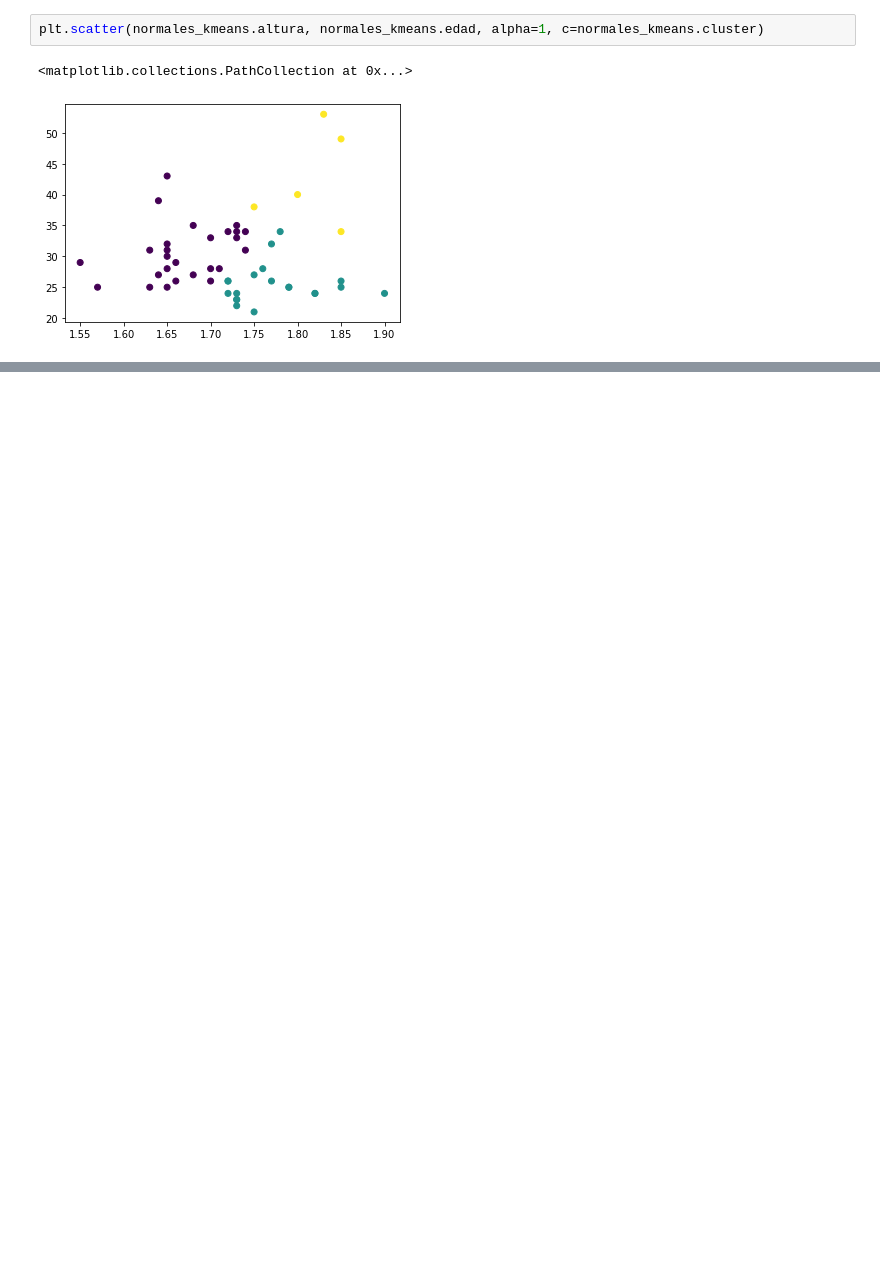
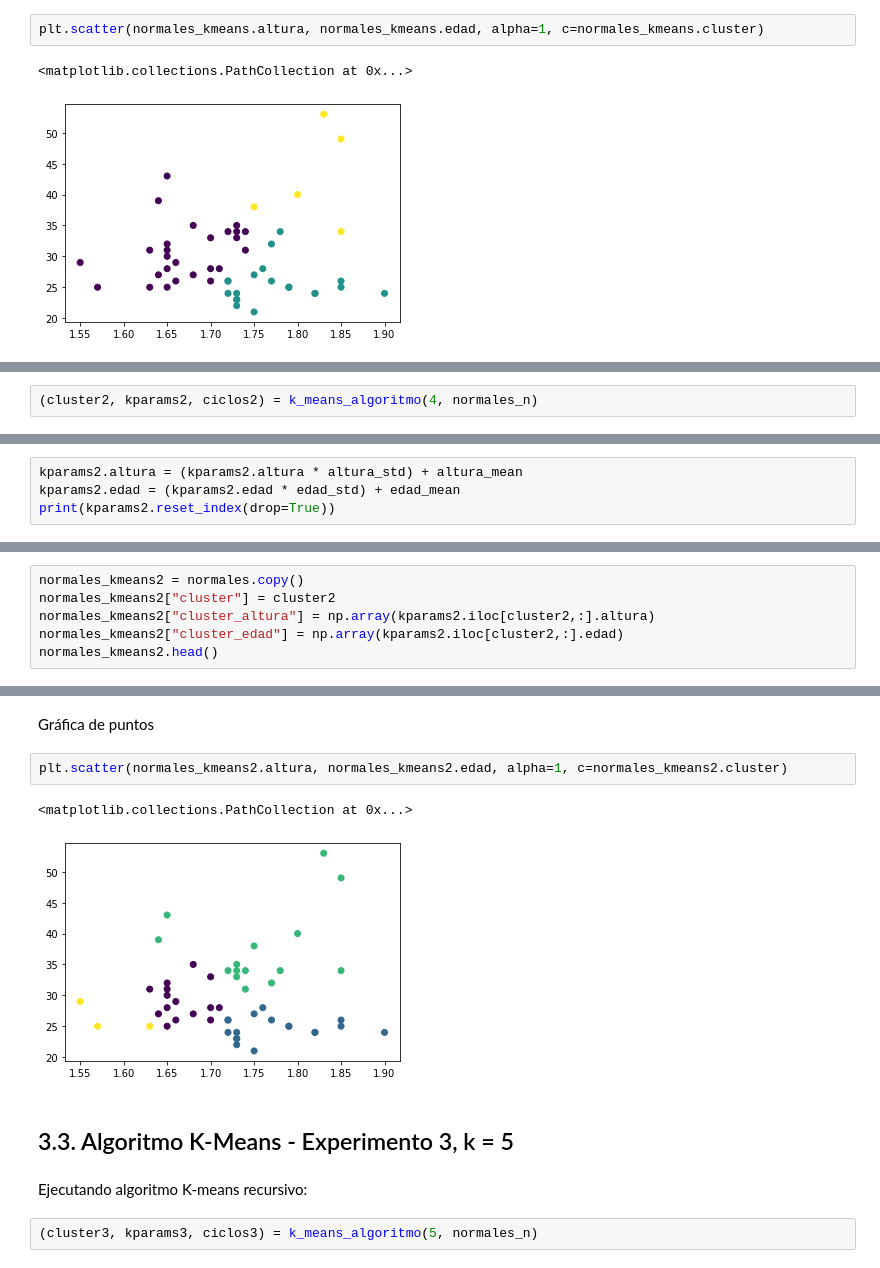
Before and after one commit to josedalvik/datascience_stlearning2_practica1, a Jupyter notebook: K-means y GMM.ipynb, the cells around one changed output, grey strips where cells are left out. Cells and saved outputs as stored; diff of their text form; blank space fills up the shorter version.

Commit message:
Cinco experimentos del algoritmo K-Means recursivo

```diff
--- a/K-means y GMM.ipynb
+++ b/K-means y GMM.ipynb
@@ -133,0 +142,2 @@ plt.scatter(normales_kmeans.altura, normales_kmeans.edad, alpha=1, c=normales_km
+# %%
+(cluster2, kparams2, ciclos2) = k_means_algoritmo(4, normales_n)
@@ -133,0 +150,4 @@ plt.scatter(normales_kmeans.altura, normales_kmeans.edad, alpha=1, c=normales_km
+# %%
+kparams2.altura = (kparams2.altura * altura_std) + altura_mean
+kparams2.edad = (kparams2.edad * edad_std) + edad_mean
+print(kparams2.reset_index(drop=True))
@@ -133,0 +162,6 @@ plt.scatter(normales_kmeans.altura, normales_kmeans.edad, alpha=1, c=normales_km
+# %%
+normales_kmeans2 = normales.copy()
+normales_kmeans2["cluster"] = cluster2
+normales_kmeans2["cluster_altura"] = np.array(kparams2.iloc[cluster2,:].altura)
+normales_kmeans2["cluster_edad"] = np.array(kparams2.iloc[cluster2,:].edad)
+normales_kmeans2.head()
@@ -133,0 +175,13 @@ plt.scatter(normales_kmeans.altura, normales_kmeans.edad, alpha=1, c=normales_km
+# %% [markdown]
+Gráfica de puntos
+# %%
+plt.scatter(normales_kmeans2.altura, normales_kmeans2.edad, alpha=1, c=normales_kmeans2.cluster)
+# %% [output]
+<matplotlib.collections.PathCollection at 0x...>
+[figure, added]
+# %% [markdown]
+## 3.3. Algoritmo K-Means - Experimento 3, k = 5
+# %% [markdown]
+Ejecutando algoritmo K-means recursivo:
+# %%
+(cluster3, kparams3, ciclos3) = k_means_algoritmo(5, normales_n)
```
Also changed, not shown: parts of 36 cells of this notebook.
